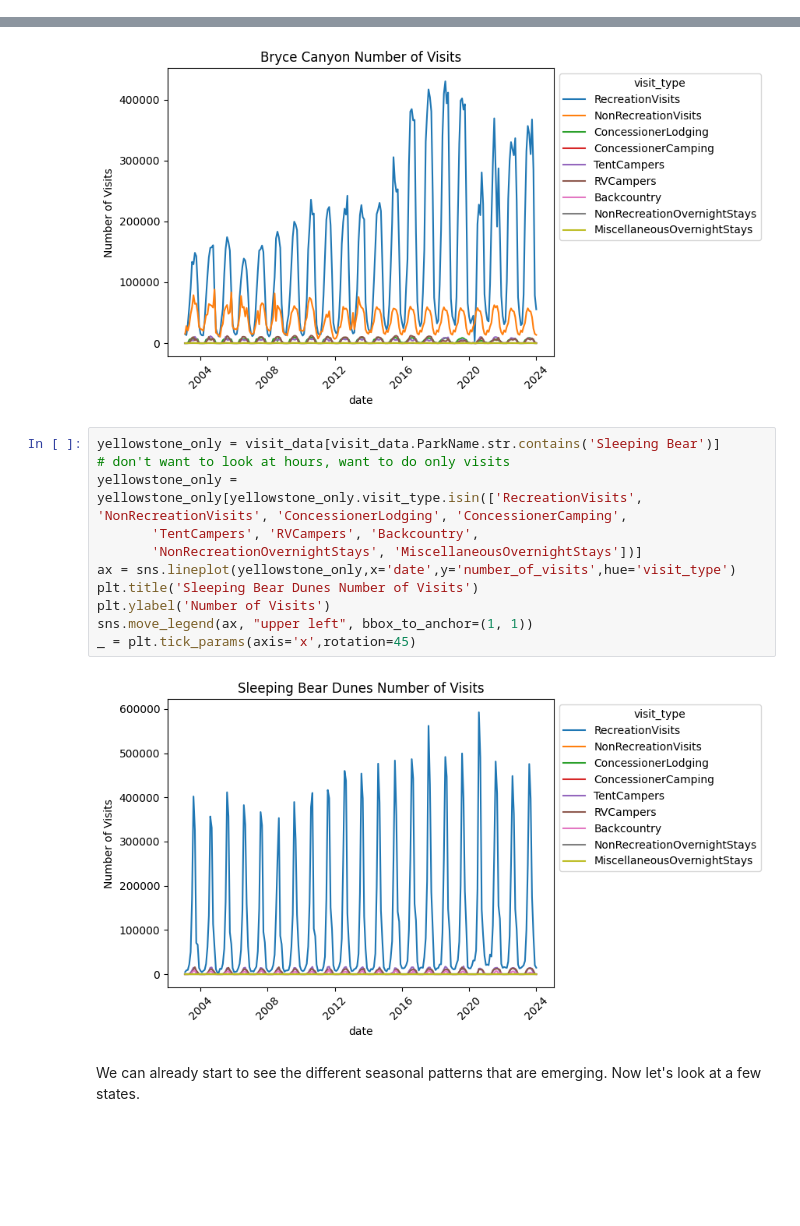
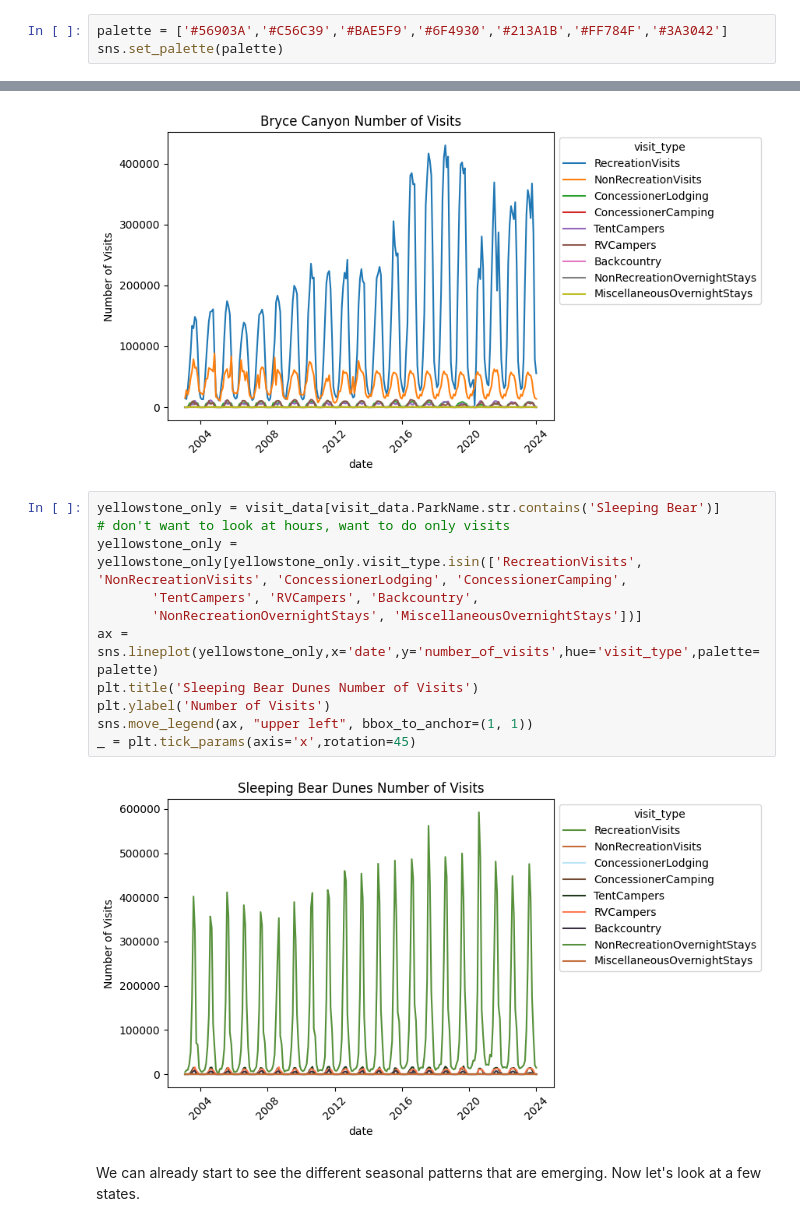
Before and after one commit to scmcqueen/NationalParksDataMining, a Jupyter notebook: state_similarity.ipynb, the cells around one changed output, grey strips where cells are left out. Saved outputs shown, nothing was run; the diff lists cells and outputs as text; blank space fills up the shorter version.

```diff
--- a/state_similarity.ipynb
+++ b/state_similarity.ipynb
@@ -41,6 +41,9 @@ The visit types are:  ['RecreationVisits' 'NonRecreationVisits' 'RecreationHours
  'NonRecreationHours' 'ConcessionerLodging' 'ConcessionerCamping'
  'TentCampers' 'RVCampers' 'Backcountry' 'NonRecreationOvernightStays'
  'MiscellaneousOvernightStays']
+# %%
+palette = ['#56903A','#C56C39','#BAE5F9','#6F4930','#213A1B','#FF784F','#3A3042']
+sns.set_palette(palette)
 # %% [markdown]
 Let's start by looking at a few of the most popular parks.
 # %%
@@ -85,16 +88,16 @@ _ = plt.tick_params(axis='x',rotation=45)
 # %%
 yellowstone_only = visit_data[visit_data.ParkName.str.contains('Sleeping Bear')]
 # don't want to look at hours, want to do only visits
 yellowstone_only = yellowstone_only[yellowstone_only.visit_type.isin(['RecreationVisits', 'NonRecreationVisits', 'ConcessionerLodging', 'ConcessionerCamping',
        'TentCampers', 'RVCampers', 'Backcountry',
        'NonRecreationOvernightStays', 'MiscellaneousOvernightStays'])]
-ax = sns.lineplot(yellowstone_only,x='date',y='number_of_visits',hue='visit_type')
+ax = sns.lineplot(yellowstone_only,x='date',y='number_of_visits',hue='visit_type',palette=palette)
 plt.title('Sleeping Bear Dunes Number of Visits')
 plt.ylabel('Number of Visits')
 sns.move_legend(ax, "upper left", bbox_to_anchor=(1, 1))
 _ = plt.tick_params(axis='x',rotation=45)
 # %% [output]
-[figure, old version]
+[figure, new version]
 # %% [markdown]
 We can already start to see the different seasonal patterns that are emerging. Now let's look at a few states.
 # %%
```
Also changed, not shown: parts of 6 cells of this notebook.
